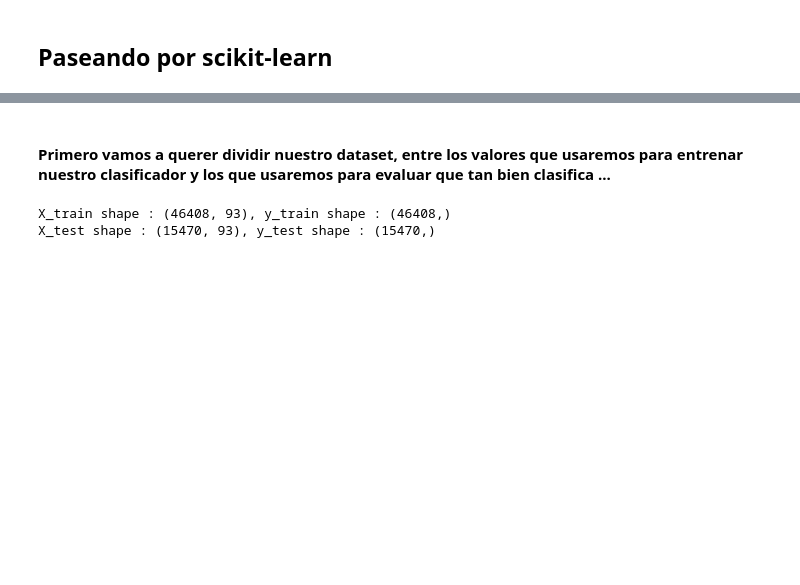
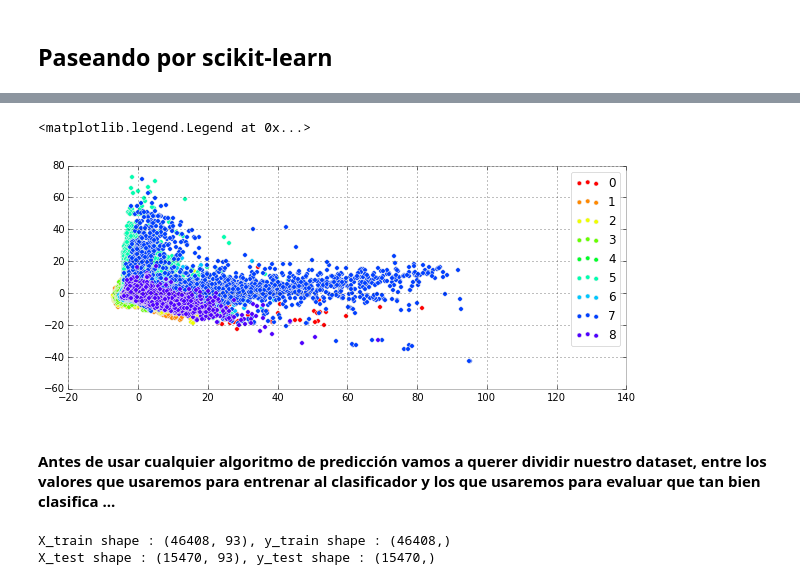
Before and after one commit to celiacintas/pre-scipyla, a Jupyter notebook: prescipyla/the_goodies_of_life_the_universe_and_everything.ipynb, the cells around one changed output, grey strips where cells are left out. Saved outputs shown, nothing was run; the diff lists cells and outputs as text; code cells hidden in the pictures; blank space fills up the shorter version.

```diff
--- a/prescipyla/the_goodies_of_life_the_universe_and_everything.ipynb
+++ b/prescipyla/the_goodies_of_life_the_universe_and_everything.ipynb
@@ -132,5 +250,21 @@ IFrame('http://scikit-learn.org/stable/', width=900, height=350)
+# %%
+# get the product class
+product_class = np.unique(y)
+
+colors = plt.get_cmap("hsv")
+
+plt.figure(figsize=(10, 4))
+for i, p in enumerate(product_class):
+    mask = (y == p)
+    plt.scatter(Xp[mask, 0], Xp[mask, 1],
+                c=colors(1. * i / 11), label=p)
+
+plt.legend(loc="best")
+# %% [output]
+<matplotlib.legend.Legend at 0x...>
+[figure, added]
 # %% [markdown]
-#### Primero vamos a querer dividir nuestro dataset, entre los valores que usaremos para entrenar nuestro clasificador y los que usaremos para evaluar que tan bien clasifica ...
+#### Antes de usar cualquier algoritmo de predicción vamos a querer dividir nuestro dataset, entre los valores que usaremos para entrenar al clasificador y los que usaremos para evaluar que tan bien clasifica ...
 # %%
 from sklearn.cross_validation import train_test_split
 from sklearn.metrics import classification_report, confusion_matrix
```
Also changed, not shown: parts of 40 cells of this notebook, 2 other files.
